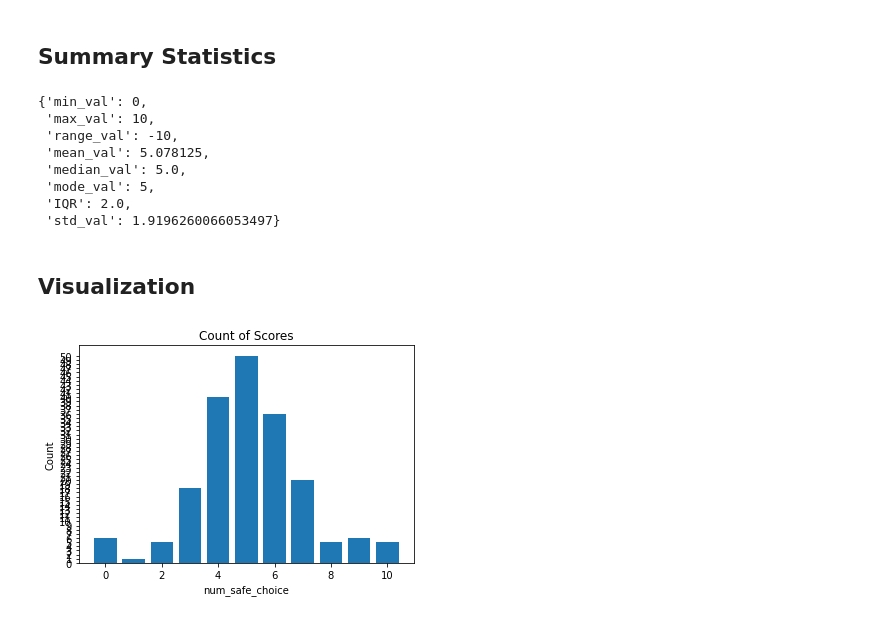
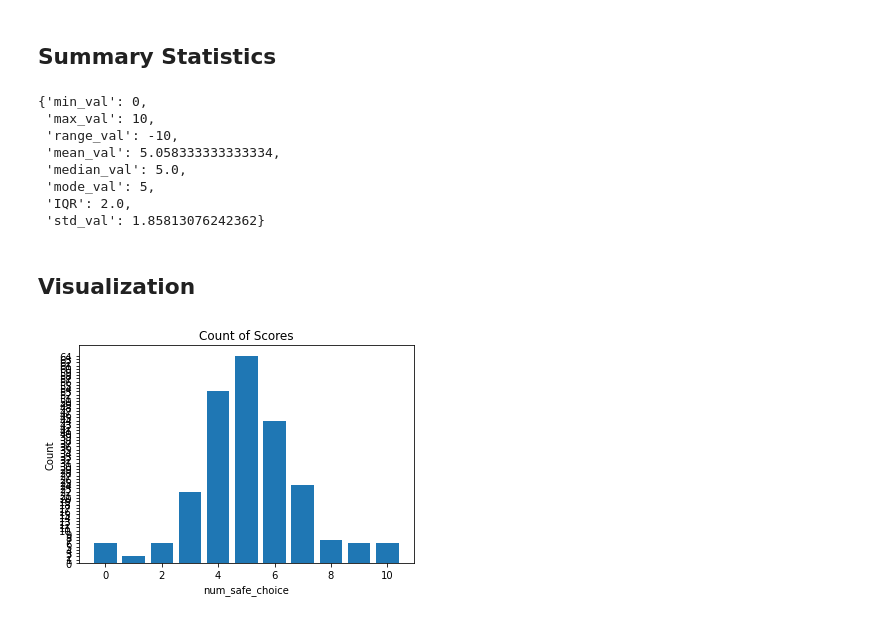
Before and after one commit to AaronSVMB/DA_4_MGPGG, a Jupyter notebook: src/Risk Preference/zrisk_preference_da.ipynb, the cells around one changed output. Cells and saved outputs as stored; diff of their text form; code cells hidden in the pictures.

Commit message:
Added Data

```diff
--- a/src/Risk Preference/zrisk_preference_da.ipynb
+++ b/src/Risk Preference/zrisk_preference_da.ipynb
@@ -26,3 +27,7 @@ risk_preference_one_click_data
 | 190 | 15 | nyszjmr9 | 860.0 | 15 | ... |
 | 191 | 16 | ztrzsad5 | 860.0 | 16 | ... |
 192 rows × 29 columns
+# %%
+risk_preference_one_click_data_final_sessions = gen_rp_one_click('/Users/aaronberman/Desktop/DA_4_MGPGG/FinalSessions/RiskElicitation_2023-09-28.csv',
+                                                                 risk_estimation_lower_dict, risk_estimation_upper_dict, risk_classifcations_dict)
+risk_preference_one_click_data_final_sessions
@@ -28,0 +53,2 @@ risk_preference_one_click_data
+# %%
+risk_preference_one_click_data_all = pd.concat([risk_preference_one_click_data, risk_preference_one_click_data_final_sessions], ignore_index=True)
@@ -31,20 +73,20 @@ risk_preference_one_click_data.to_csv('risk_preference_one_click_data.csv')
 # %% [markdown]
 ## Summary Statistics
 # %%
-summary_statistics_dict = gen_rp_summary_statistics_dict(risk_preference_one_click_data)
+summary_statistics_dict = gen_rp_summary_statistics_dict(risk_preference_one_click_data_all)
 summary_statistics_dict
 # %% [output]
 {'min_val': 0,
  'max_val': 10,
  'range_val': -10,
- 'mean_val': 5.078125,
+ 'mean_val': 5.058333333333334,
  'median_val': 5.0,
  'mode_val': 5,
  'IQR': 2.0,
- 'std_val': 1.9196260066053497}
+ 'std_val': 1.85813076242362}
 # %% [markdown]
 ## Visualization
 # %%
-gen_bar_graph_rp(risk_preference_one_click_data)
+gen_bar_graph_rp(risk_preference_one_click_data_all)
 # %% [output]
-[figure, old version]
+[figure, new version]
```
Also changed, not shown: parts of 4 cells of this notebook, 4 other files.
